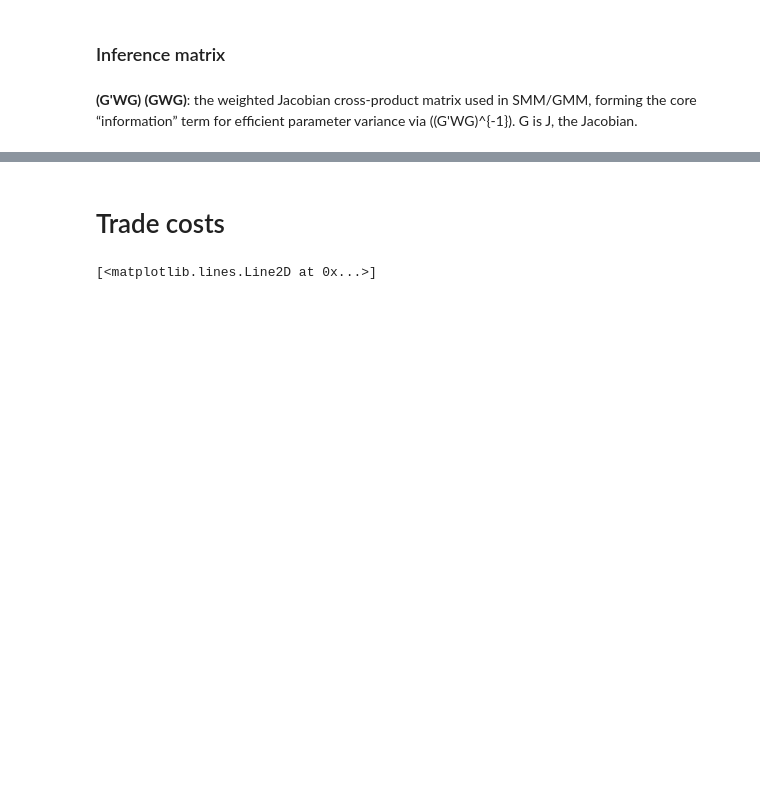
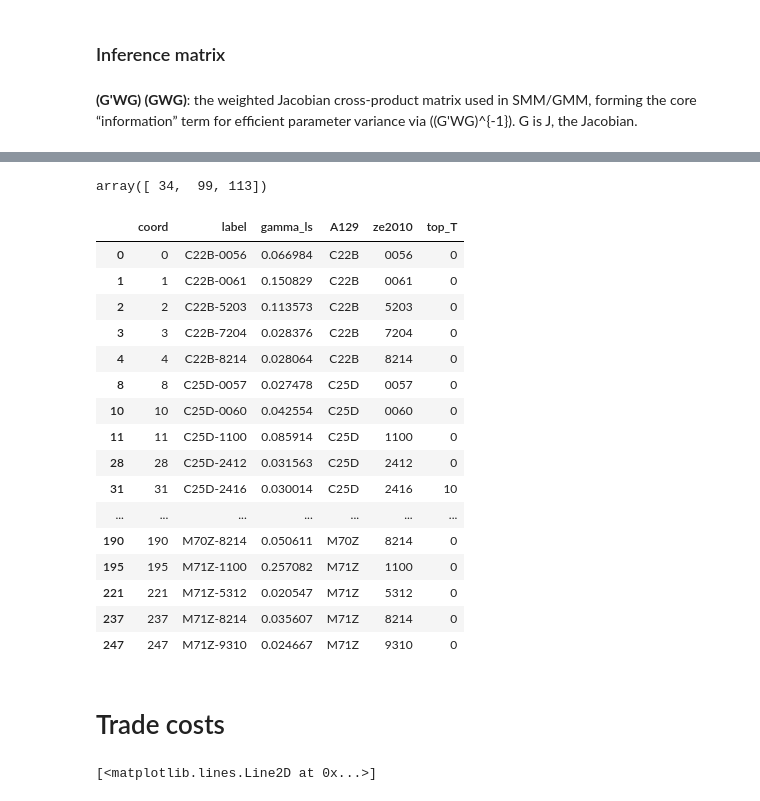
Before and after one commit to SwannChelly/SMM_Spatial_Comovement, a Jupyter notebook: analysis.ipynb, the cells around one changed output, grey strips where cells are left out. Saved outputs shown, nothing was run; the diff lists cells and outputs as text; code cells hidden in the pictures; blank space fills up the shorter version.

```diff
--- a/analysis.ipynb
+++ b/analysis.ipynb
@@ -1751,0 +1826,16 @@ array([[ 3.67797372e+02,  3.78569622e+02,  4.26952278e+02, ...,
+# %%
+
+U, S_vals, Vt = np.linalg.svd(G, full_matrices=True)
+null_vec_1 = Vt[-1, :]  # last row of Vt = smallest singular value
+null_vec_2 = Vt[-2, :]
+null_vec_3 = Vt[-3, :]
+
+_, _, Vt_reg = np.linalg.svd(G_reg_beta)
+weakest_beta_direction = Vt_reg[-1, :]  # right singular vector for sv=0.0035
+print("Weakest β direction:", weakest_beta_direction)
+
+# Compare to null vectors 1 and 3 (β components only)
+for i, nv in enumerate([null_vec_1[:N_beta], null_vec_3[:N_beta]]):
+    nv_normalized = nv / np.linalg.norm(nv)
+    cosine = np.abs(nv_normalized @ weakest_beta_direction)
+    print(f"Cosine similarity with null vector {i+1} β-part: {cosine:.4f}")
@@ -1751,0 +1846,17 @@ array([[ 3.67797372e+02,  3.78569622e+02,  4.26952278e+02, ...,
+# %%
+# The 3 null vectors' beta components
+V_null_beta = np.vstack([null_vec_1[:N_beta],
+                          null_vec_2[:N_beta],
+                          null_vec_3[:N_beta]])  # (3, 4)
+
+# The identified beta direction: orthogonal complement
+U_nb, S_nb, Vt_nb = np.linalg.svd(V_null_beta)
+identified_beta = Vt_nb[-1, :]  # last right singular vector
+print("Identified β direction:", identified_beta)
+
+# For any candidate single-β direction, check alignment
+candidate = np.array([1, 2, 3, 4], dtype=float)  # e.g., log-distance weights
+candidate /= np.linalg.norm(candidate)
+projection = np.abs(candidate @ identified_beta)
+print(f"Projection onto identified direction: {projection:.4f}")
+# Close to 0 = bad (weakly identified). Close to 1 = good.
@@ -1752,3 +2091,27 @@ array([[ 3.67797372e+02,  3.78569622e+02,  4.26952278e+02, ...,
+# %%
+dead_params
+# %% [output]
+array([ 34,  99, 113])
+# %%
+T_sr.query('gamma_ls > 0.02')
+# %% [output]
+|  | coord | label | gamma_ls | A129 | ze2010 | top_T |
+| 0 | 0 | C22B-0056 | 0.066984 | C22B | 0056 | 0 |
+| 1 | 1 | C22B-0061 | 0.150829 | C22B | 0061 | 0 |
+| 2 | 2 | C22B-5203 | 0.113573 | C22B | 5203 | 0 |
+| 3 | 3 | C22B-7204 | 0.028376 | C22B | 7204 | 0 |
+| 4 | 4 | C22B-8214 | 0.028064 | C22B | 8214 | 0 |
+| 8 | 8 | C25D-0057 | 0.027478 | C25D | 0057 | 0 |
+| 10 | 10 | C25D-0060 | 0.042554 | C25D | 0060 | 0 |
+| 11 | 11 | C25D-1100 | 0.085914 | C25D | 1100 | 0 |
+| 28 | 28 | C25D-2412 | 0.031563 | C25D | 2412 | 0 |
+| 31 | 31 | C25D-2416 | 0.030014 | C25D | 2416 | 10 |
+| ... | ... | ... | ... | ... | ... | ... |
+| 190 | 190 | M70Z-8214 | 0.050611 | M70Z | 8214 | 0 |
+| 195 | 195 | M71Z-1100 | 0.257082 | M71Z | 1100 | 0 |
+| 221 | 221 | M71Z-5312 | 0.020547 | M71Z | 5312 | 0 |
+| 237 | 237 | M71Z-8214 | 0.035607 | M71Z | 8214 | 0 |
+| 247 | 247 | M71Z-9310 | 0.024667 | M71Z | 9310 | 0 |
 # %% [markdown]
 # Trade costs
 # %%
```
Also changed, not shown: parts of 19 cells of this notebook, 2 other files.
